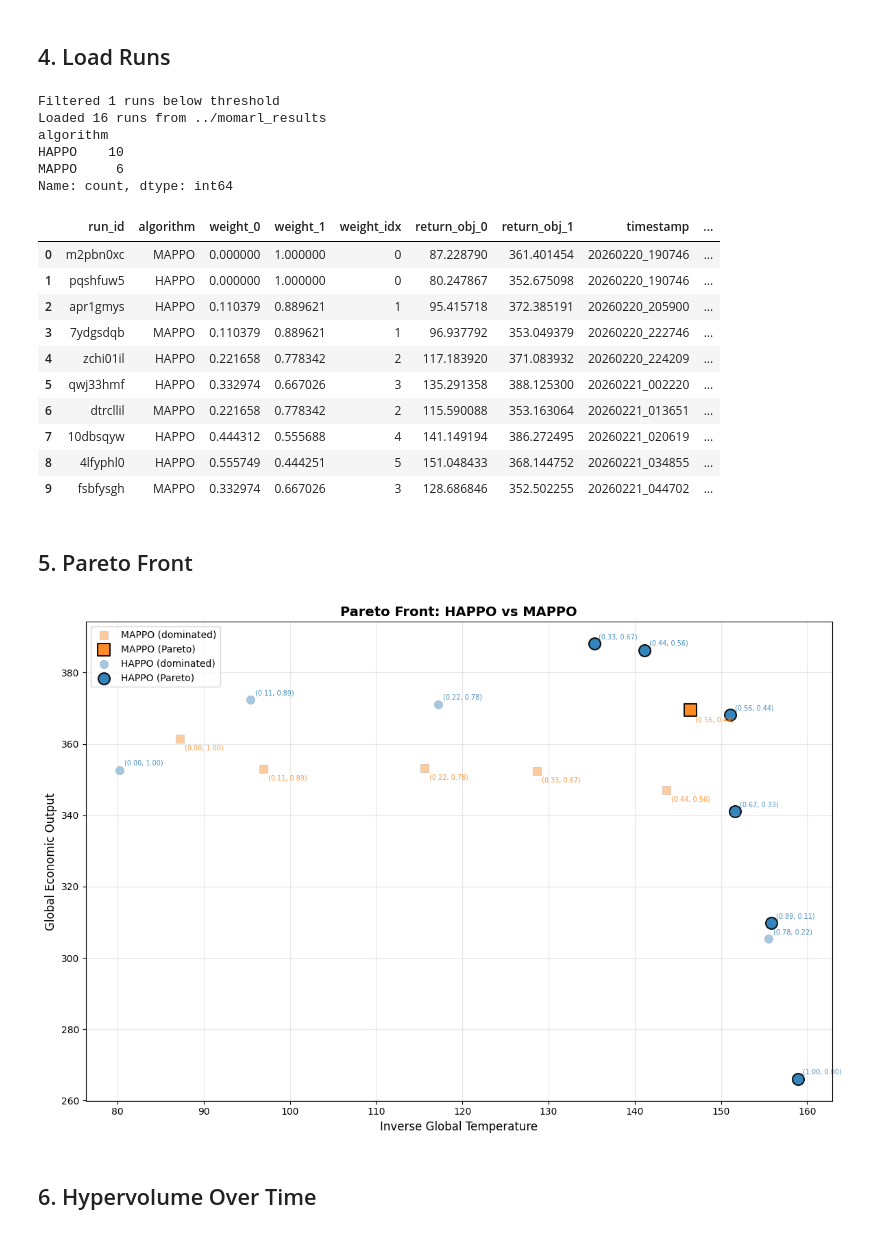
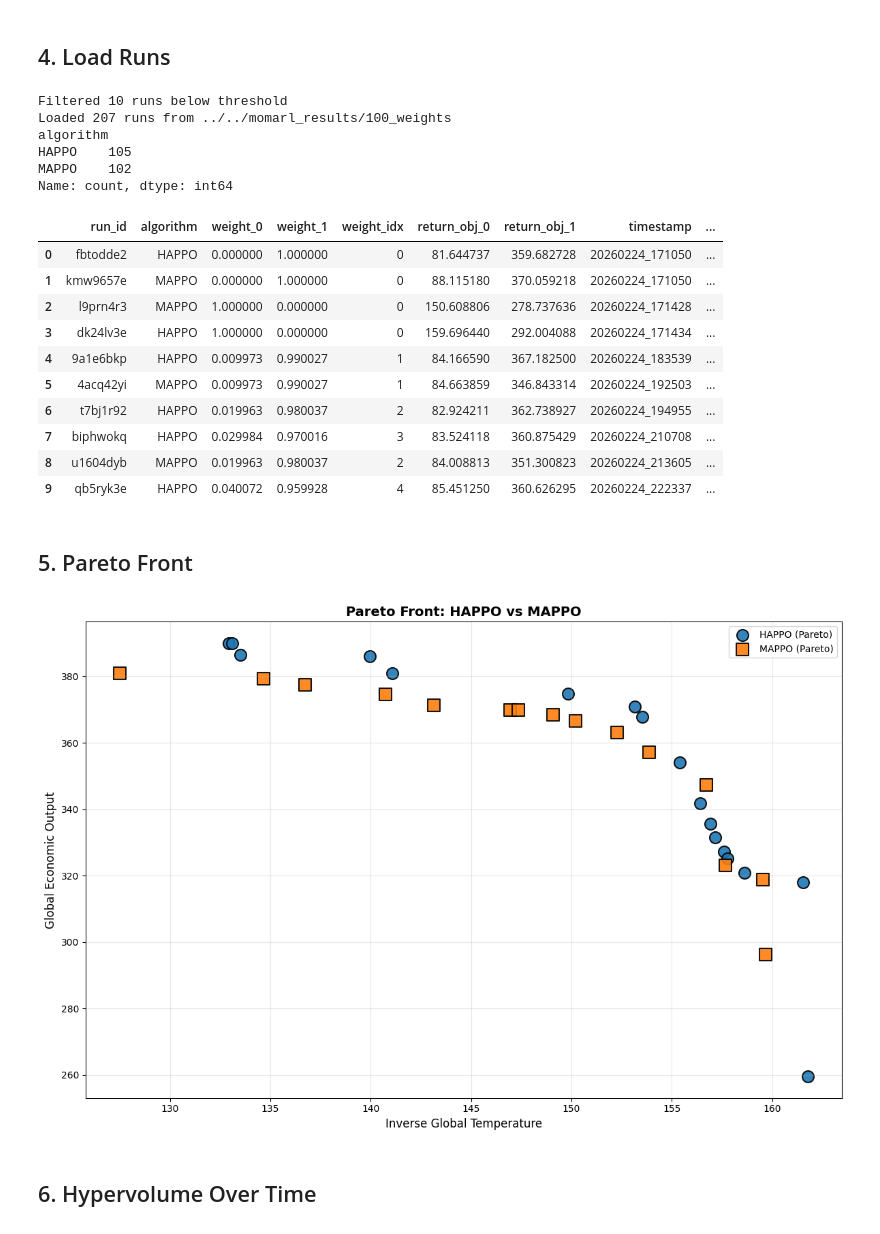
Before and after one commit to aleksandra-and/JUSTICE, a Jupyter notebook: thesis_rl/evaluation/momarl_visualization.ipynb, the cells around one changed output. Cells and saved outputs as stored; diff of their text form; code cells hidden in the pictures.

```diff
--- a/thesis_rl/evaluation/momarl_visualization.ipynb
+++ b/thesis_rl/evaluation/momarl_visualization.ipynb
@@ -10,7 +10,7 @@ Visualize Multi-Objective Multi-Agent RL training results from WandB logs.
 from pathlib import Path
 
 # Paths
-RESULTS_DIR = Path("../momarl_results")
+RESULTS_DIR = Path("../../momarl_results/100_weights")
 OUTPUT_DIR = Path("./figures")
 
 # Hypervolume reference point (origin for maximization)
@@ -170,23 +171,23 @@ print(f"Loaded {len(df)} runs from {RESULTS_DIR}")
 print(df["algorithm"].value_counts())
 df.head(10)
 # %% [output]
-Filtered 1 runs below threshold
-Loaded 16 runs from ../momarl_results
+Filtered 10 runs below threshold
+Loaded 207 runs from ../../momarl_results/100_weights
 algorithm
-HAPPO    10
-MAPPO     6
+HAPPO    105
+MAPPO    102
 Name: count, dtype: int64
 |  | run_id | algorithm | weight_0 | weight_1 | weight_idx | return_obj_0 | return_obj_1 | timestamp | ... |
-| 0 | m2pbn0xc | MAPPO | 0.000000 | 1.000000 | 0 | 87.228790 | 361.401454 | 20260220_190746 | ... |
-| 1 | pqshfuw5 | HAPPO | 0.000000 | 1.000000 | 0 | 80.247867 | 352.675098 | 20260220_190746 | ... |
-| 2 | apr1gmys | HAPPO | 0.110379 | 0.889621 | 1 | 95.415718 | 372.385191 | 20260220_205900 | ... |
-| 3 | 7ydgsdqb | MAPPO | 0.110379 | 0.889621 | 1 | 96.937792 | 353.049379 | 20260220_222746 | ... |
-| 4 | zchi01il | HAPPO | 0.221658 | 0.778342 | 2 | 117.183920 | 371.083932 | 20260220_224209 | ... |
-| 5 | qwj33hmf | HAPPO | 0.332974 | 0.667026 | 3 | 135.291358 | 388.125300 | 20260221_002220 | ... |
-| 6 | dtrcllil | MAPPO | 0.221658 | 0.778342 | 2 | 115.590088 | 353.163064 | 20260221_013651 | ... |
-| 7 | 10dbsqyw | HAPPO | 0.444312 | 0.555688 | 4 | 141.149194 | 386.272495 | 20260221_020619 | ... |
-| 8 | 4lfyphl0 | HAPPO | 0.555749 | 0.444251 | 5 | 151.048433 | 368.144752 | 20260221_034855 | ... |
-| 9 | fsbfysgh | MAPPO | 0.332974 | 0.667026 | 3 | 128.686846 | 352.502255 | 20260221_044702 | ... |
+| 0 | fbtodde2 | HAPPO | 0.000000 | 1.000000 | 0 | 81.644737 | 359.682728 | 20260224_171050 | ... |
+| 1 | kmw9657e | MAPPO | 0.000000 | 1.000000 | 0 | 88.115180 | 370.059218 | 20260224_171050 | ... |
+| 2 | l9prn4r3 | MAPPO | 1.000000 | 0.000000 | 0 | 150.608806 | 278.737636 | 20260224_171428 | ... |
+| 3 | dk24lv3e | HAPPO | 1.000000 | 0.000000 | 0 | 159.696440 | 292.004088 | 20260224_171434 | ... |
+| 4 | 9a1e6bkp | HAPPO | 0.009973 | 0.990027 | 1 | 84.166590 | 367.182500 | 20260224_183539 | ... |
+| 5 | 4acq42yi | MAPPO | 0.009973 | 0.990027 | 1 | 84.663859 | 346.843314 | 20260224_192503 | ... |
+| 6 | t7bj1r92 | HAPPO | 0.019963 | 0.980037 | 2 | 82.924211 | 362.738927 | 20260224_194955 | ... |
+| 7 | biphwokq | HAPPO | 0.029984 | 0.970016 | 3 | 83.524118 | 360.875429 | 20260224_210708 | ... |
+| 8 | u1604dyb | MAPPO | 0.019963 | 0.980037 | 2 | 84.008813 | 351.300823 | 20260224_213605 | ... |
+| 9 | qb5ryk3e | HAPPO | 0.040072 | 0.959928 | 4 | 85.451250 | 360.626295 | 20260224_222337 | ... |
 # %% [markdown]
 ## 5. Pareto Front
 # %%
@@ -246,12 +357,20 @@ def plot_pareto_front(df: pd.DataFrame, show_weights: bool = True) -> plt.Figure
     plt.tight_layout()
     return fig
 # %%
-fig_pareto = plot_pareto_front(df)
+# Interactive plot with hover (Plotly)
+if PLOTLY_AVAILABLE:
+    fig_pareto_interactive = plot_pareto_front_interactive(df)
+    fig_pareto_interactive.show()
+else:
+    print("Plotly not available, showing static plot")
+
+# Static plot (matplotlib) - for saving
+fig_pareto = plot_pareto_front(df, show_weights=False)
 if SAVE_FIGURES:
     fig_pareto.savefig(OUTPUT_DIR / "pareto_front.png", dpi=FIGURE_DPI, bbox_inches='tight')
 plt.show()
 # %% [output]
-[figure, old version]
+[figure, new version]
 # %% [markdown]
 ## 6. Hypervolume Over Time
 # %%
```
Also changed, not shown: parts of 6 cells of this notebook, 9 other files.
